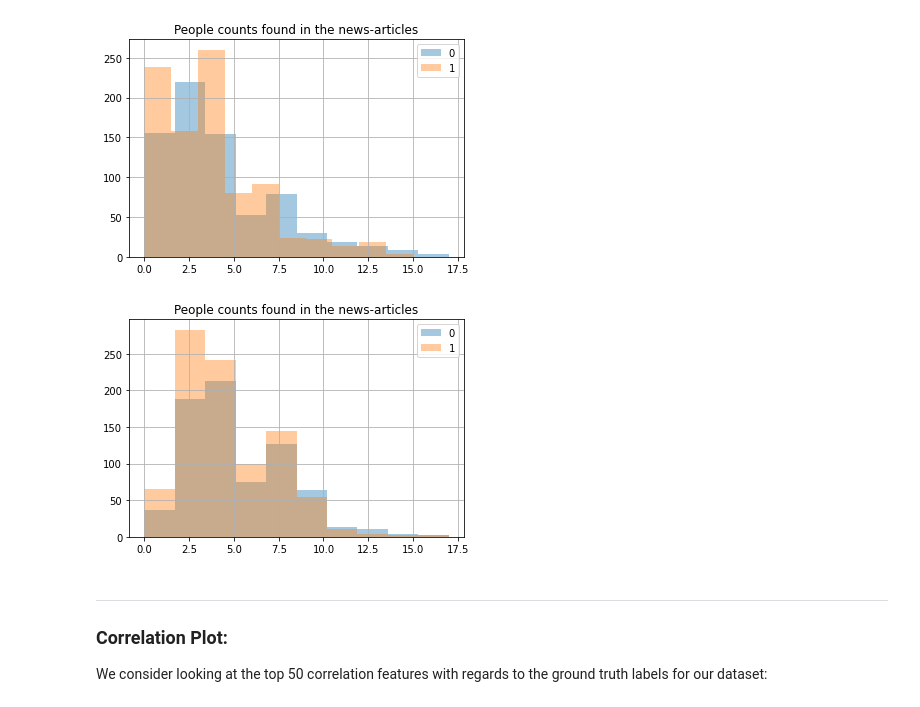
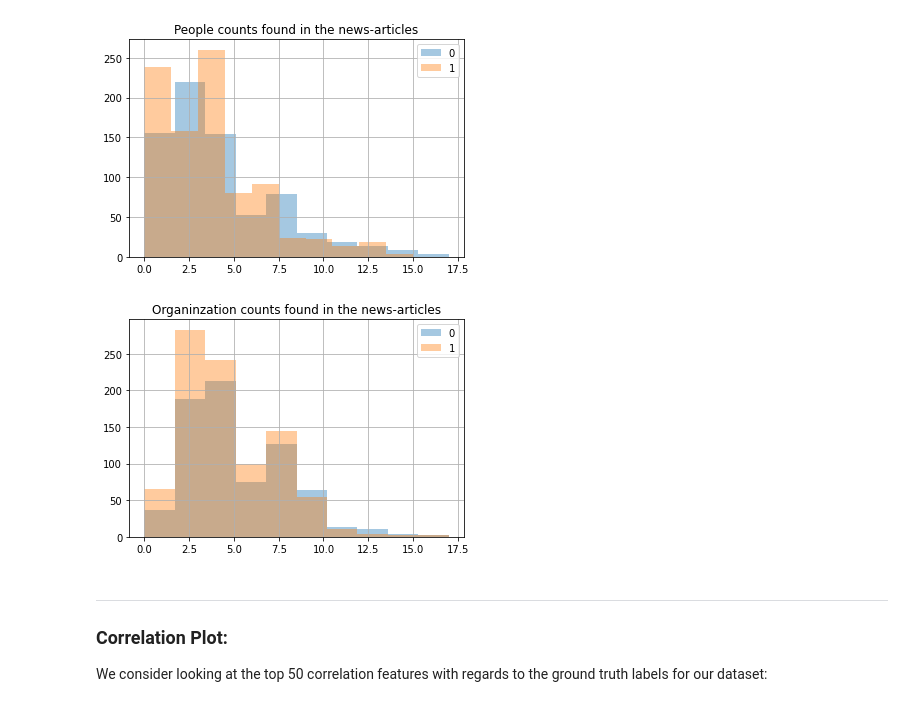
Before and after one commit to kenghweeng/sports-messiest-news, a Jupyter notebook: soccer_eda.ipynb, the cells around one changed output. Cells and saved outputs as stored; diff of their text form; code cells hidden in the pictures.

Commit message:
Change header of plots

```diff
--- a/soccer_eda.ipynb
+++ b/soccer_eda.ipynb
@@ -164,9 +164,9 @@ plt.title("People counts found in the news-articles"); # could be useful
 # %%
 # Identifying counts of ORGANIZATION tag in articles:
 df.groupby("label").org_count.hist(alpha=0.4, legend=True)
-plt.title("People counts found in the news-articles"); # did not seem that useful unless the number of clubs mentioned was at the extreme right tail.
+plt.title("Organinzation counts found in the news-articles"); # did not seem that useful unless the number of clubs mentioned was at the extreme right tail.
 # %% [output]
-[figure, old version]
+[figure, new version]
 # %% [markdown]
 ***
 <a id='part24'></a>
```
